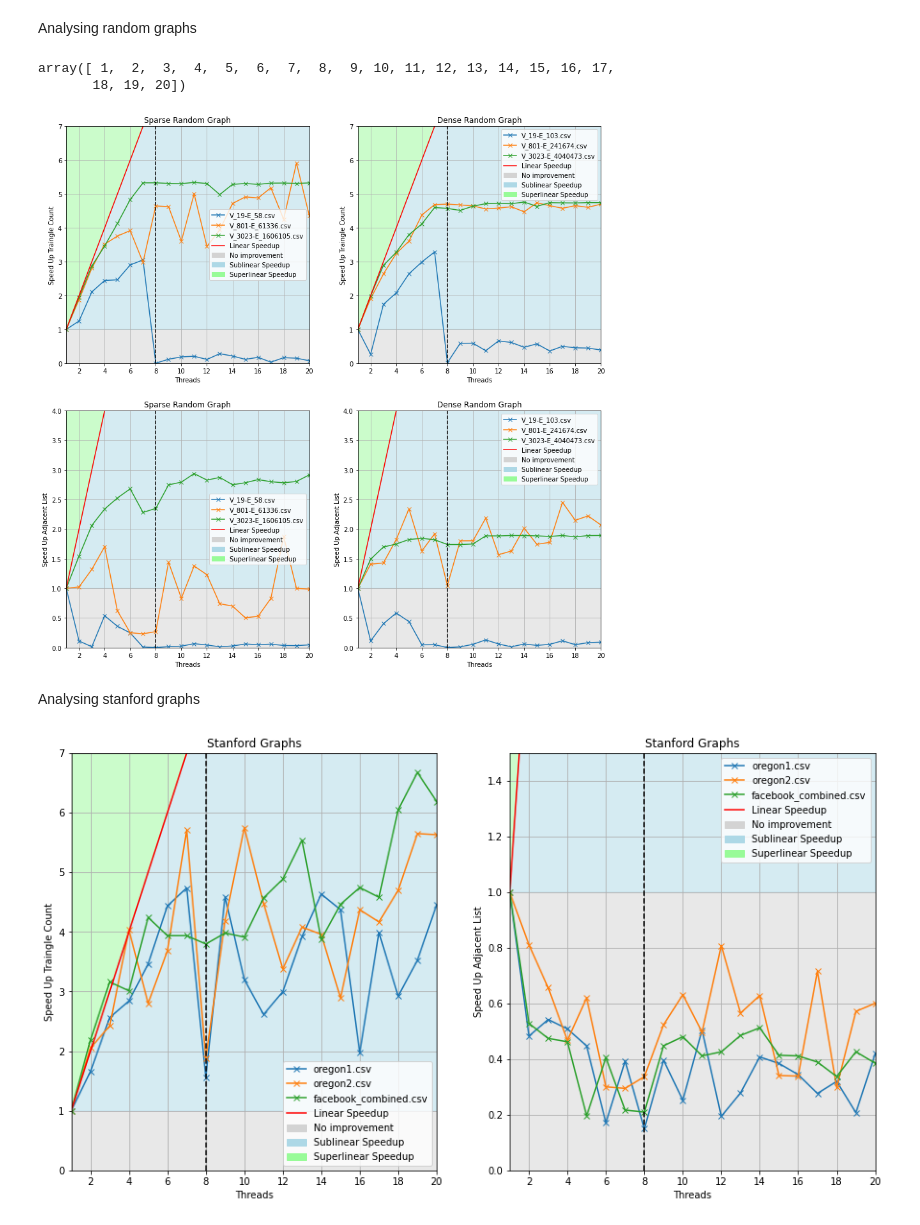
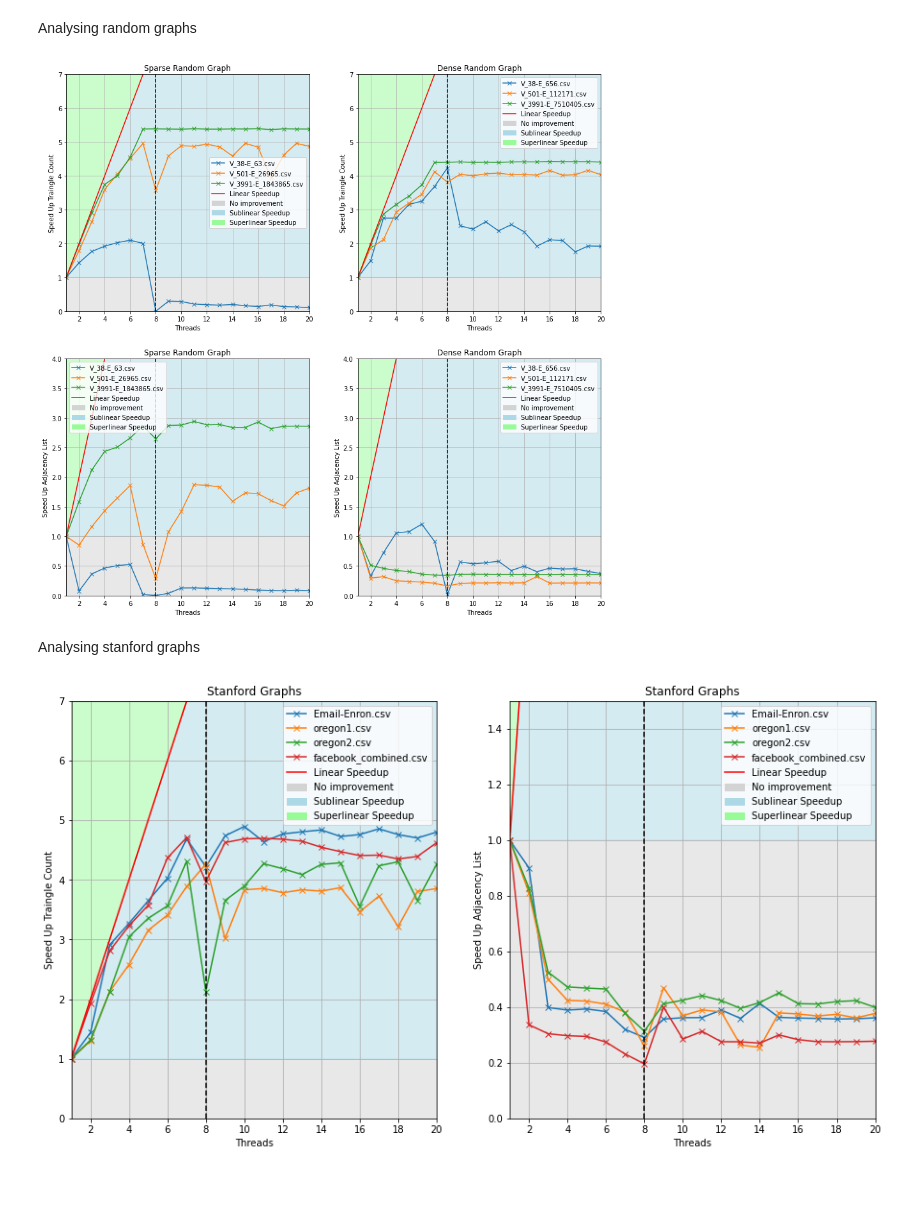
Before and after one commit to zuliani99/Undirected_Graphs_Triangle_Counter, a Jupyter notebook: Graph_Assignment1_LWMD.ipynb, the cells around one changed output. Drawn from its saved outputs; the diff is of its cells as text; code cells hidden in the pictures; blank space fills up the shorter version.

```diff
--- a/Graph_Assignment1_LWMD.ipynb
+++ b/Graph_Assignment1_LWMD.ipynb
@@ -6,12 +6,12 @@ import matplotlib.pyplot as plt
 import matplotlib.patches as mpatches
 from matplotlib.ticker import MaxNLocator
 # %%
-df = pd.read_csv('/content/results_Thu_Mar_23_19.07.05_2023.csv')
+df = pd.read_csv('/content/results_Fri_Mar_24_15.23.02_2023.csv')
 
-stanford_df = df[df['name'].str.startswith('/standford/')].sort_values(by=['density']) ##stanford
+stanford_df = df[df['name'].str.startswith('/stanford/')].sort_values(by=['density'])
 random_df= df[df['name'].str.startswith('/random_graphs/')].sort_values(by=['density'])
 
-stanford_df['name'] = stanford_df['name'].str.replace('/standford/', '') #stanford
+stanford_df['name'] = stanford_df['name'].str.replace('/stanford/', '')
 random_df['name'] = random_df['name'].str.replace('/random_graphs/', '')
 # %% [markdown]
 Analysing random graphs
@@ -31,11 +31,6 @@ dict_r_dense = [
     random_df_dense[(random_df_dense['n_vertices'] > 101) & (random_df_dense['n_vertices'] < 1000)].sort_values(by=['threads']),
     random_df_dense[random_df_dense['n_vertices'] > 3001 ].sort_values(by=['threads']),
 ]
-# %%
-threads
-# %% [output]
-array([ 1,  2,  3,  4,  5,  6,  7,  8,  9, 10, 11, 12, 13, 14, 15, 16, 17,
-       18, 19, 20])
 # %%
 fig, axs = plt.subplots(nrows=2, ncols=2, figsize=(15, 15))
 
@@ -49,7 +44,7 @@ for id_r, row in enumerate(axs):
         y_label = 'speed_up_traingle_count'
         y_lim = 7
     else:
-        y_label = 'speed_up_adjacent_list'
+        y_label = 'speed_up_adjacency_list'
         y_lim = 4
 
     for id_c, col in enumerate(row):
@@ -94,7 +89,7 @@ for id_r, row in enumerate(axs):
 
 plt.show()
 # %% [output]
-[figure, old version]
+[figure, new version]
 # %% [markdown]
 Analysing stanford graphs
 # %%
@@ -112,7 +107,7 @@ for id_c, col in enumerate(axs):
             y_label = 'speed_up_traingle_count'
             y_lim = 7
         else:
-            y_label = 'speed_up_adjacent_list'
+            y_label = 'speed_up_adjacency_list'
             y_lim = 1.5
 
         for val in sta_graph_vec:
@@ -120,31 +115,31 @@ for id_c, col in enumerate(axs):
             seq_plot.append(plot)
         threads = np.arange(1,21)
         plot, = col.plot(threads, threads, color='red', label='Linear Speedup')
         seq_plot.append(plot)
 
         col.fill_between(threads, 1, color='lightgrey', interpolate=True, alpha=0.5)
         col.fill_between(threads, 1, threads, color='lightblue', interpolate=True, alpha=0.5)
         col.fill_between(threads, threads, 20, color='palegreen', interpolate=True, alpha=0.5)
         col.axvline(x=8, color='black', ls='--')
 
 
         seq_plot.append(mpatches.Patch(color='lightgrey', label='No improvement'))
         seq_plot.append(mpatches.Patch(color='lightblue', label='Sublinear Speedup'))
         seq_plot.append(mpatches.Patch(color='palegreen', label='Superlinear Speedup'))
 
 
         col.set_xlabel('Threads')
         col.set_ylabel(y_label.replace('_', ' ').title())
         col.set_title('Stanford Graphs')
 
         col.legend(handles=seq_plot)
 
         col.set_xlim([1, 20])
         col.set_ylim([0, y_lim])
 
         col.grid()
         col.xaxis.set_major_locator(MaxNLocator(integer=True))
 
 plt.show()
 # %% [output]
-[figure, old version]
+[figure, new version]
```
